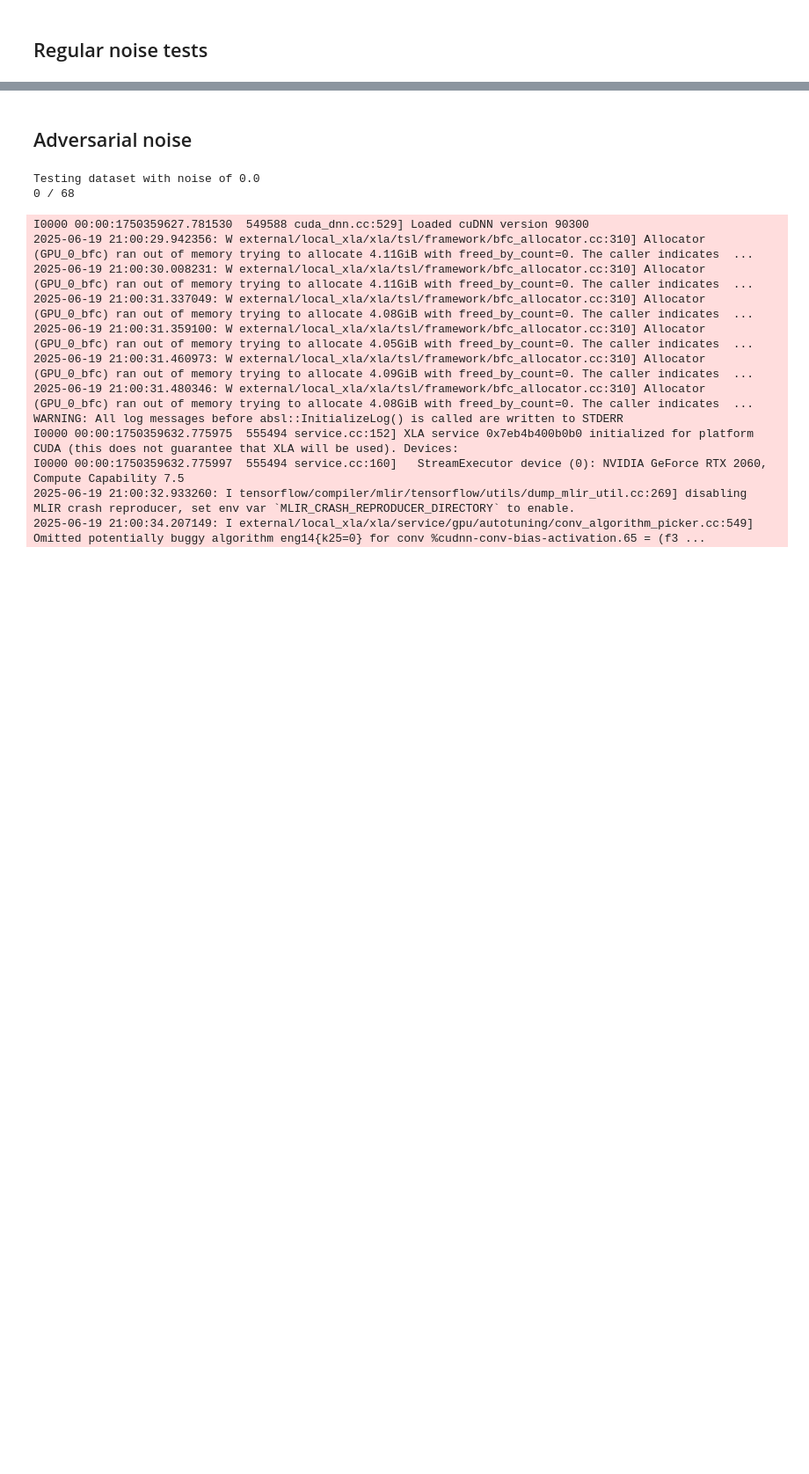
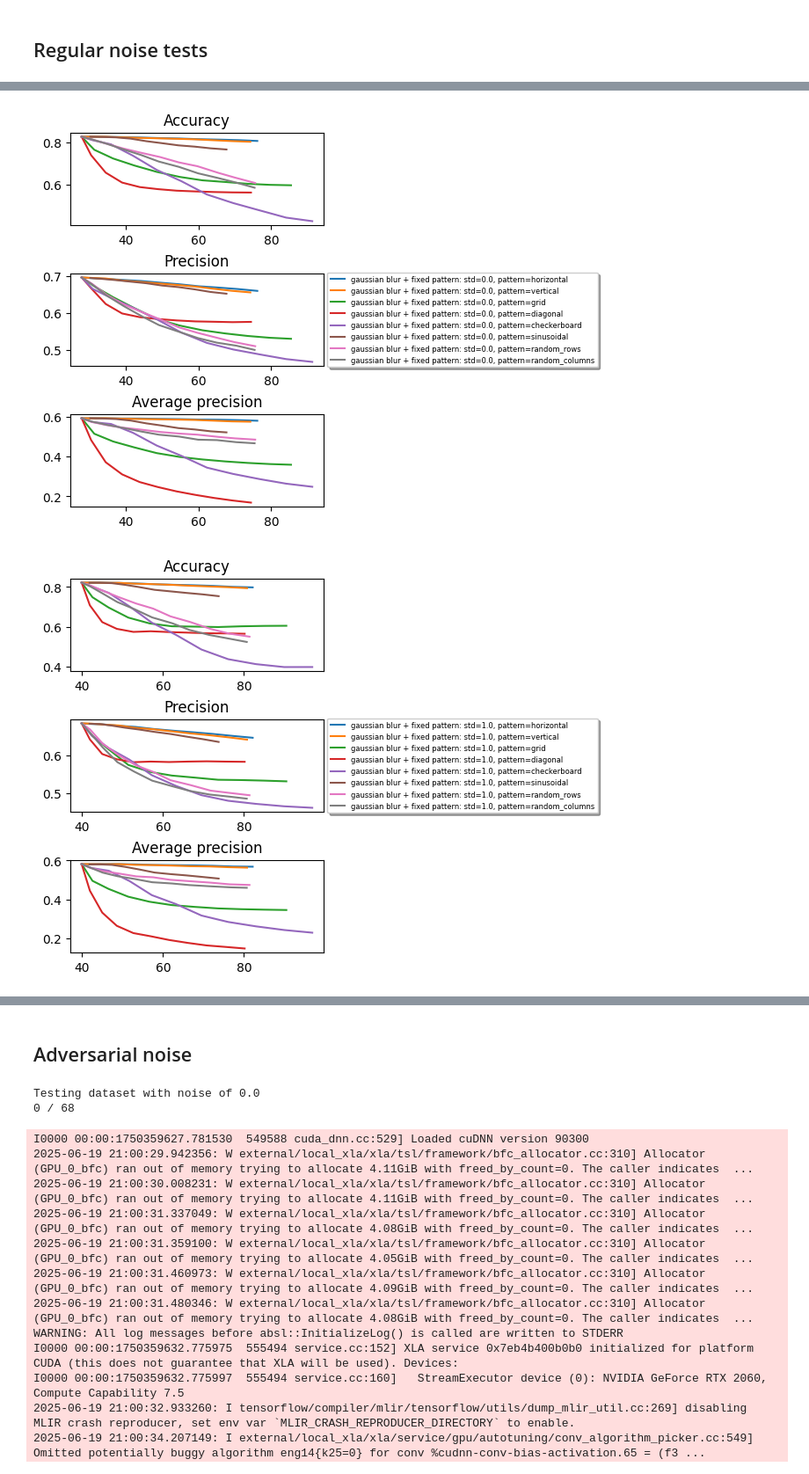
Before and after one commit to computerspieler/ProjetIntegrateur, a Jupyter notebook: stardist/main.ipynb, the cells around one changed output, grey strips where cells are left out. Shown at 88% size. Cells and saved outputs as stored; diff of their text form; code cells hidden in the pictures; blank space fills up the shorter version.

```diff
--- a/stardist/main.ipynb
+++ b/stardist/main.ipynb
@@ -584,0 +658,9 @@ plt.show()
+# %%
+for i, std in enumerate(gaussian_std):
+	fig, axs = plt.subplots(3, 1, constrained_layout=True)
+	for pattern in patterns:
+		vals = output_fixed_with_filter[pattern]
+		plot(axs, vals[:,i], f"gaussian blur + fixed pattern: std={std}, pattern={pattern}")
+# %% [output]
+[figure, added]
+[figure, added]
```
Also changed, not shown: parts of 25 cells of this notebook, 10 other files.
